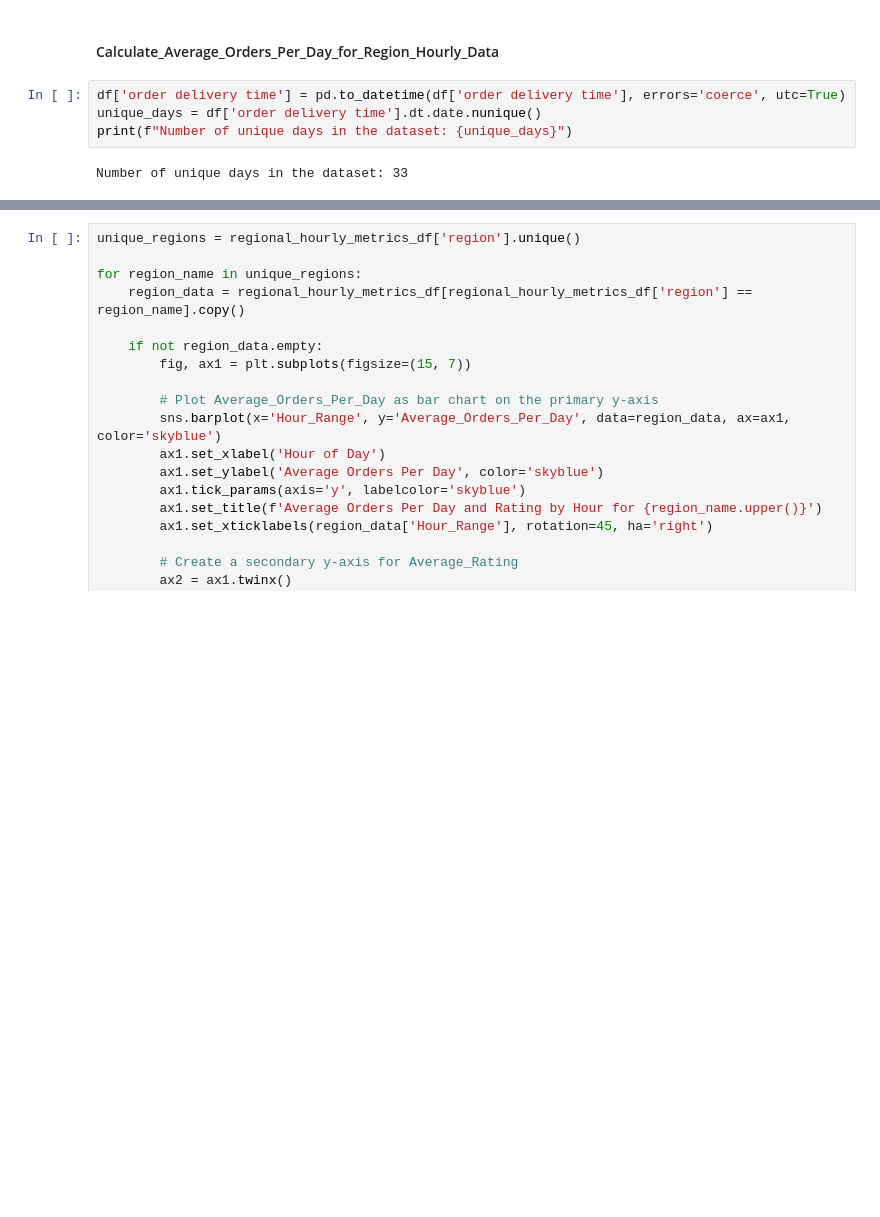
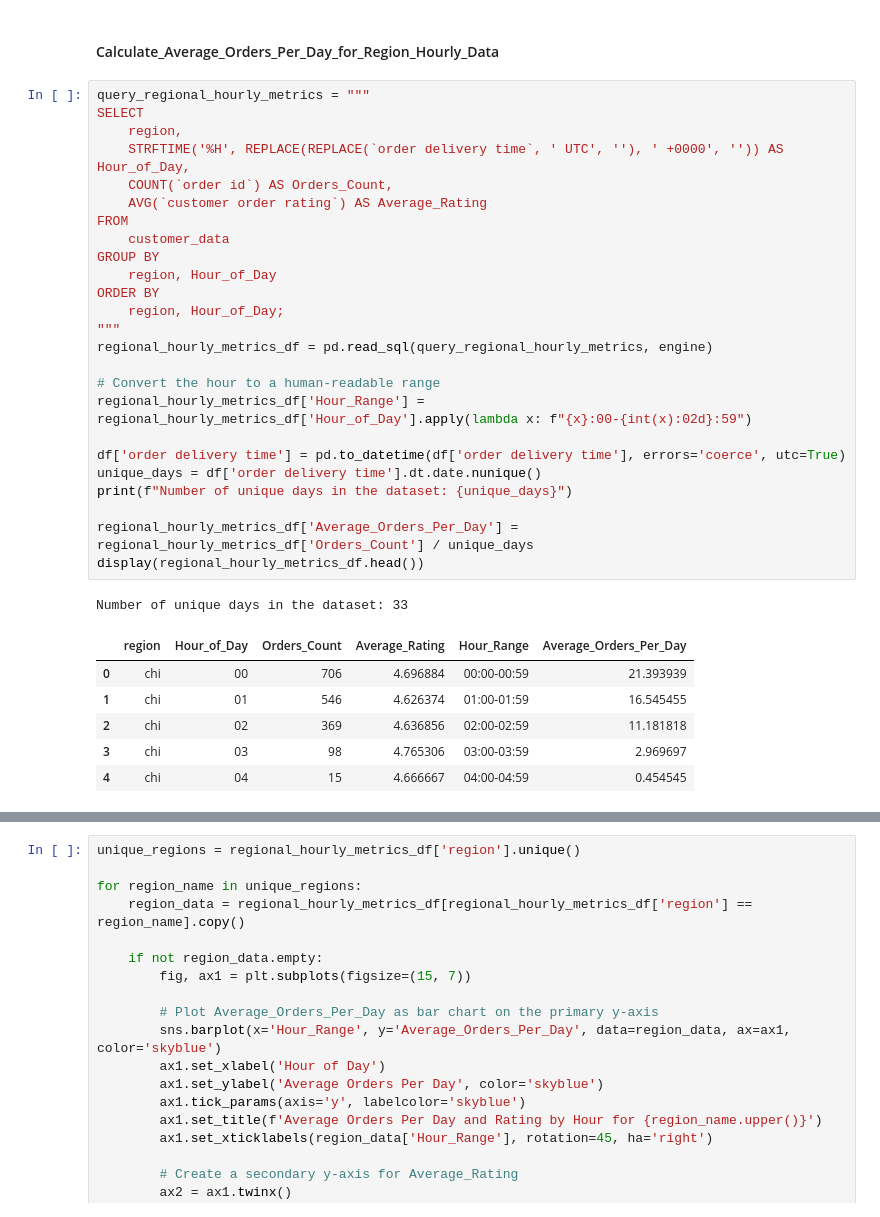
Before and after one commit to PeiZheng224/AI-Powered-Marketing-Content-Pipeline, a Jupyter notebook: instacart_1/takehomefile.ipynb, the cells around one changed output, grey strips where cells are left out. Cells and saved outputs as stored; diff of their text form; blank space fills up the shorter version.

```diff
--- a/instacart_1/takehomefile.ipynb
+++ b/instacart_1/takehomefile.ipynb
@@ -739,11 +746,38 @@ for day_num, day_name in ordered_day_names.items():
 # %% [markdown]
 #### Calculate_Average_Orders_Per_Day_for_Region_Hourly_Data
 # %%
+query_regional_hourly_metrics = """
+SELECT
+    region,
+    STRFTIME('%H', REPLACE(REPLACE(`order delivery time`, ' UTC', ''), ' +0000', '')) AS Hour_of_Day,
+    COUNT(`order id`) AS Orders_Count,
+    AVG(`customer order rating`) AS Average_Rating
+FROM
+    customer_data
+GROUP BY
+    region, Hour_of_Day
+ORDER BY
+    region, Hour_of_Day;
+"""
+regional_hourly_metrics_df = pd.read_sql(query_regional_hourly_metrics, engine)
+
+# Convert the hour to a human-readable range
+regional_hourly_metrics_df['Hour_Range'] = regional_hourly_metrics_df['Hour_of_Day'].apply(lambda x: f"{x}:00-{int(x):02d}:59")
+
 df['order delivery time'] = pd.to_datetime(df['order delivery time'], errors='coerce', utc=True)
 unique_days = df['order delivery time'].dt.date.nunique()
 print(f"Number of unique days in the dataset: {unique_days}")
+
+regional_hourly_metrics_df['Average_Orders_Per_Day'] = regional_hourly_metrics_df['Orders_Count'] / unique_days
+display(regional_hourly_metrics_df.head())
 # %% [output]
 Number of unique days in the dataset: 33
+|  | region | Hour_of_Day | Orders_Count | Average_Rating | Hour_Range | Average_Orders_Per_Day |
+| 0 | chi | 00 | 706 | 4.696884 | 00:00-00:59 | 21.393939 |
+| 1 | chi | 01 | 546 | 4.626374 | 01:00-01:59 | 16.545455 |
+| 2 | chi | 02 | 369 | 4.636856 | 02:00-02:59 | 11.181818 |
+| 3 | chi | 03 | 98 | 4.765306 | 03:00-03:59 | 2.969697 |
+| 4 | chi | 04 | 15 | 4.666667 | 04:00-04:59 | 0.454545 |
 # %%
 regional_hourly_metrics_df['Average_Orders_Per_Day'] = regional_hourly_metrics_df['Orders_Count'] / unique_days
 display(regional_hourly_metrics_df.head())
```
Also changed, not shown: parts of 7 cells of this notebook.
